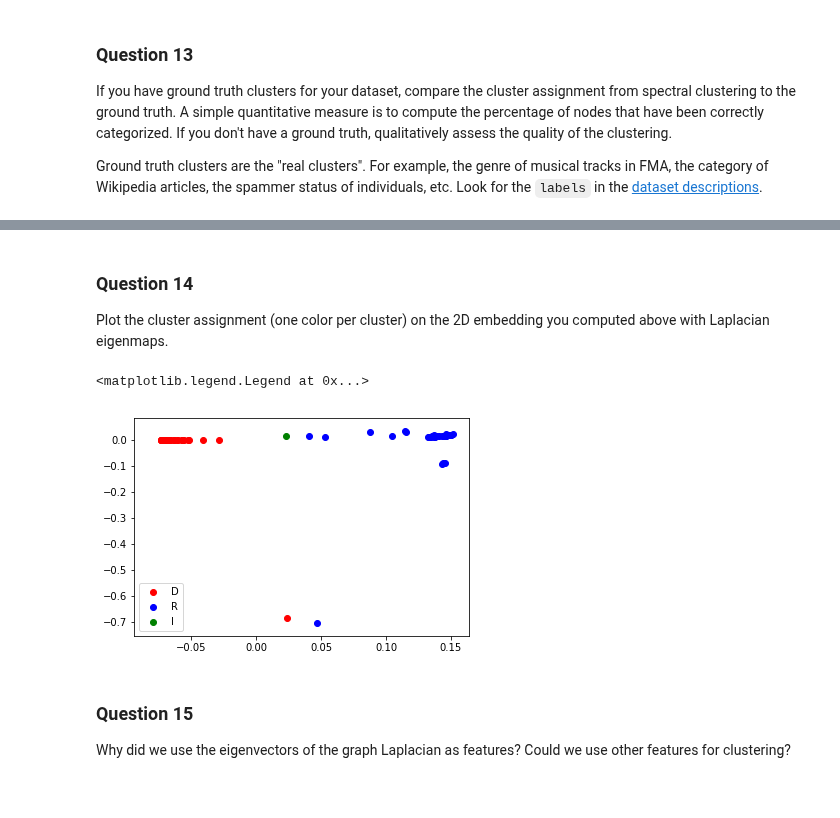
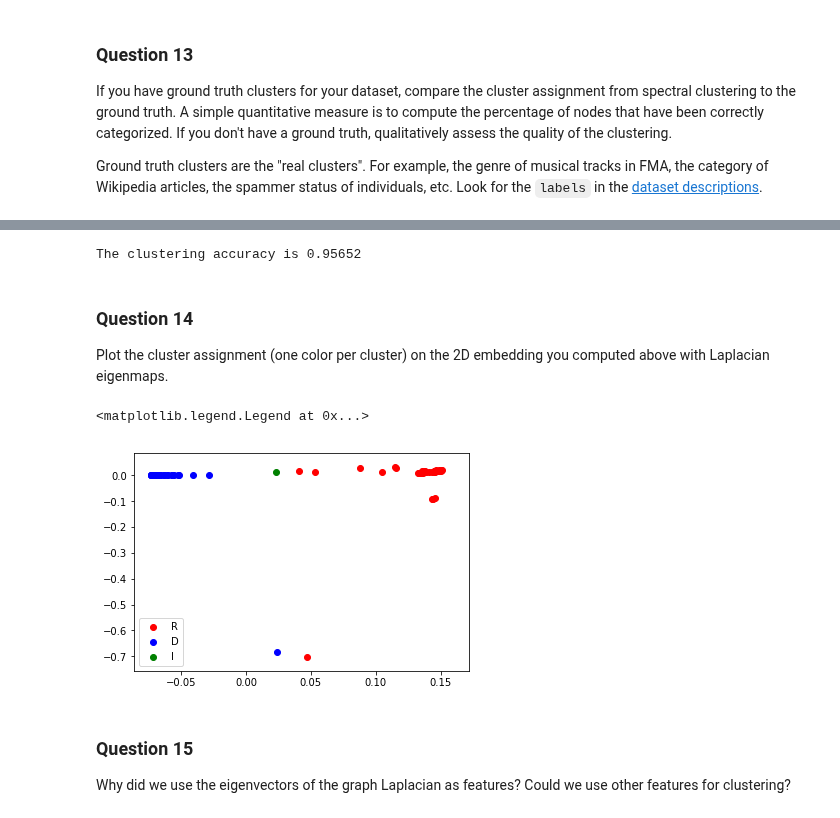
Before and after one commit to lkiel/US-Senators, a Jupyter notebook: milestones/3_spectral_graph_theory.ipynb, the cells around one changed output, grey strips where cells are left out. Drawn from its saved outputs; the diff is of its cells as text; code cells hidden in the pictures.

```diff
--- a/milestones/3_spectral_graph_theory.ipynb
+++ b/milestones/3_spectral_graph_theory.ipynb
@@ -463,3 +410,73 @@ Assigmenent:
+# %%
+labels = ['R','D','I']
+
+def get_assignement(kmeans_labels,original_labels,labels = ['R','D','I'],k=3):
+    """ Match between clusters returned by the kmean algorithm and the dataset original labels
+
+    Parameters
+    ----------
+    kmeans_labels: list
+        List of nodes labeled by their corresponding predicted cluster
+    original_labels: list
+        List of nodes labeled by their original label index
+    labels: list.
+        List of original label names
+    k: int
+        Number of clusters
+
+    Returns
+    -------
+    dict_cluster_to_party: dict
+        Dictionary where the key is a original label and the value is its corresponding kmean cluster index.
+    """
+
+
+    histograms = []
+
+    dict_party_to_cluster = dict()
+    for label in labels:
+        nodes_indexes = np.where(original_labels == label)[0]
+        histograms.append(np.histogram(kmeans_labels[nodes_indexes],bins=range(k))[1])
+
+    count_matrix = np.array(histograms)
+    assignements = np.max(count_matrix,axis=0)
+    for i in range(len(assignements)):
+        dict_party_to_cluster[labels[i]] = i
+
+
+    return dict_party_to_cluster
+
+def compare_truth(kmeans_labels,original_labels,dict_):
+    """ Compute the accuracy of the spectral clustering
+
+    Parameters
+    ----------
+    kmeans_labels: list
+        List of nodes labeled by their corresponding predicted cluster
+    original_labels: list
+        List of nodes labeled by their original label index
+    dict_: dict.
+        mapping between kmean clusters and original labels
+
+    Returns
+    -------
+    ret: float
+        clustering accuracy
+    """
+    original_labels_copy = original_labels.copy()
+
+    for label in labels:
+        original_labels_copy[original_labels_copy == label] = dict_[label]
+    original_labels_copy = original_labels_copy.flatten()
+
+    ret = (original_labels_copy == kmeans_labels).sum() / kmeans_labels.shape[0]
+    return ret
+
+dict_party_to_cluster = get_assignement(clusters,members_parties)
+dict_cluster_to_party = {v: k for k, v in dict_cluster_to_party.items()}
+print('The clustering accuracy is {:.5f}'.format(compare_truth(clusters,members_parties,dict_party_to_cluster)))
+# %% [output]
+The clustering accuracy is 0.95652
 # %% [markdown]
 ### Question 14
 
@@ -467,13 +484,13 @@ Plot the cluster assignment (one color per cluster) on the 2D embedding you comp
 # %%
 colors = ['r','b','g']
 
 for i in range(k):
     idx = np.argwhere(clusters == i).flatten()
     plt.scatter(embedding[idx,0],embedding[idx,1],c=colors[i])
-plt.legend([dict_party_to_cluster[i] for i in range(k)])
+plt.legend([dict_cluster_to_party[i] for i in range(k)])
 # %% [output]
 <matplotlib.legend.Legend at 0x...>
-[figure, old version]
+[figure, new version]
 # %% [markdown]
 ### Question 15
 
```
Also changed, not shown: parts of 14 cells of this notebook.
